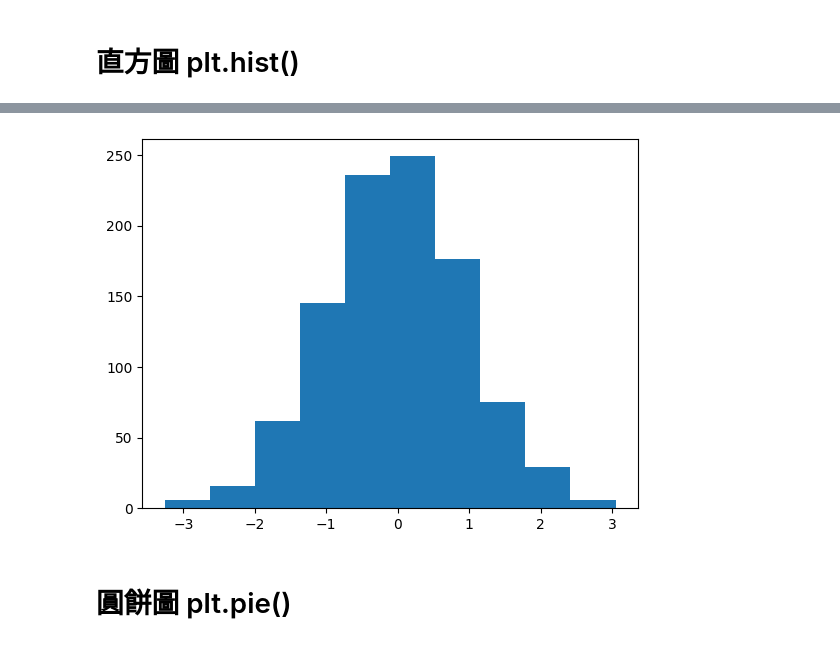
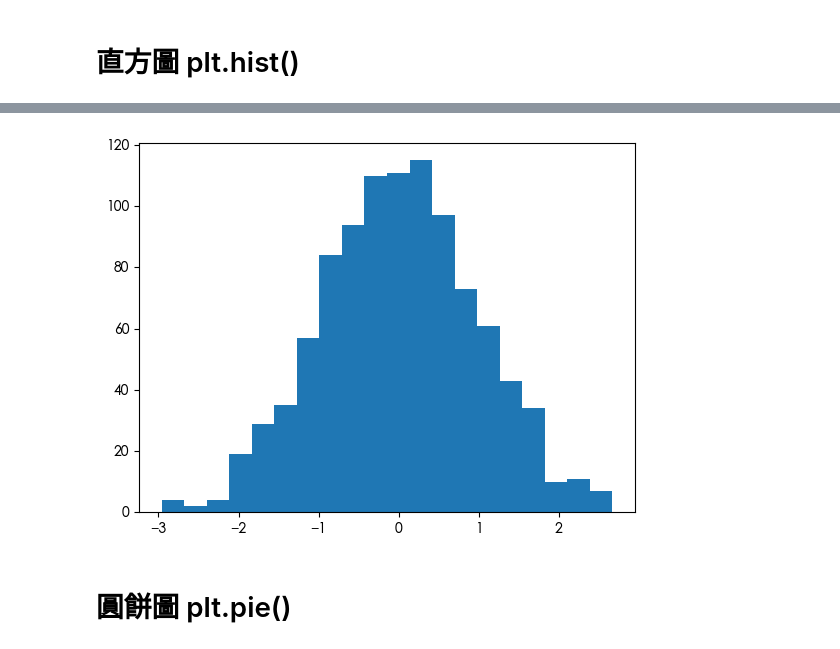
Before and after one commit to mingfujacky/Lecture-Python, a Jupyter notebook: Matplotlib/Matplotlib Middle.ipynb, the cells around one changed output, grey strips where cells are left out. Saved outputs shown, nothing was run; the diff lists cells and outputs as text; code cells hidden in the pictures.

```diff
--- a/Matplotlib/Matplotlib Middle.ipynb
+++ b/Matplotlib/Matplotlib Middle.ipynb
@@ -139,15 +145,15 @@ plt.show()
 # %%
 #直方圖: 顯示資料的分佈
 
 from matplotlib import pyplot as plt
 import numpy as np
 
 x = np.random.randn(1000)
 # randn: n is for normal distribution
-plt.hist(x, bins = 10)
+plt.hist(x, bins = 20)
 plt.show()
 # %% [output]
-[figure, old version]
+[figure, new version]
 # %% [markdown]
 # 圓餅圖 plt.pie()
 # %% [markdown]
```
Also changed, not shown: parts of 11 cells of this notebook, 3 other files.
